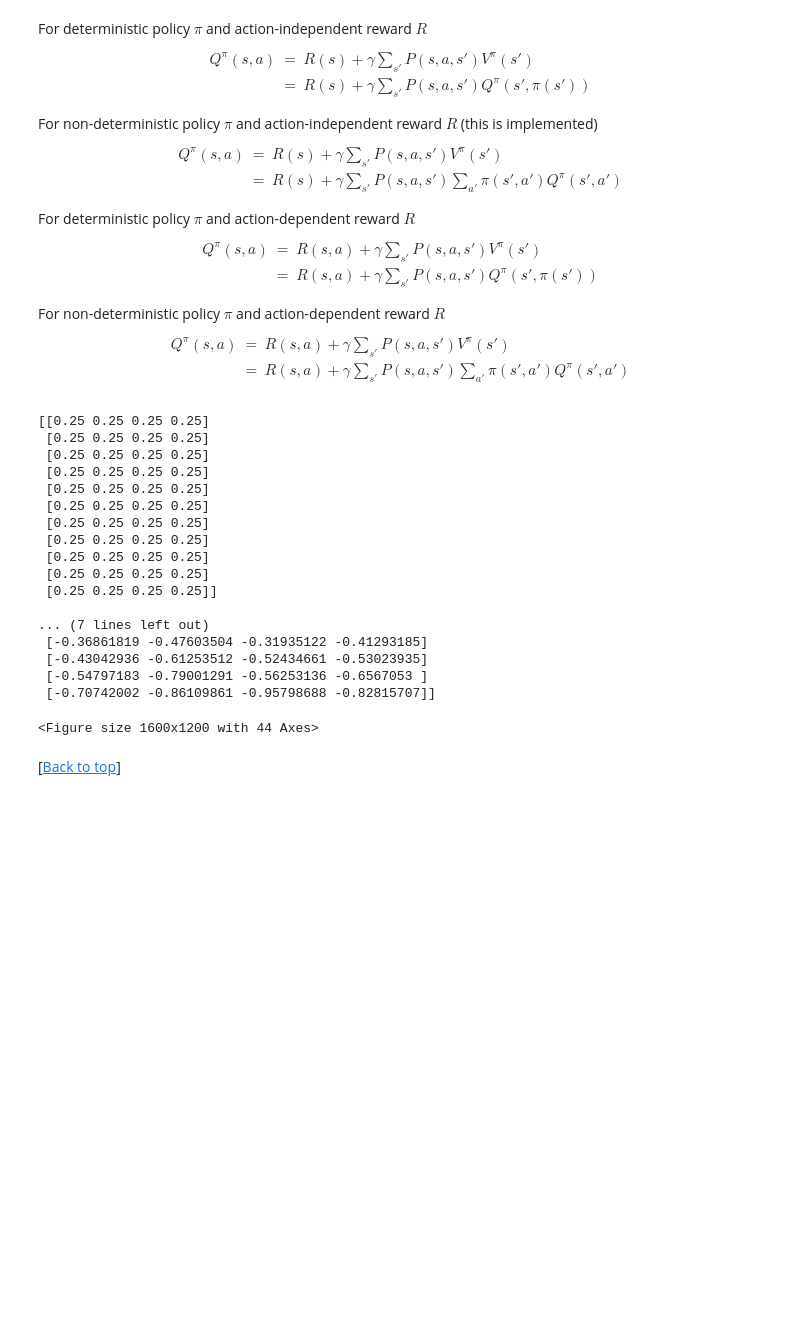
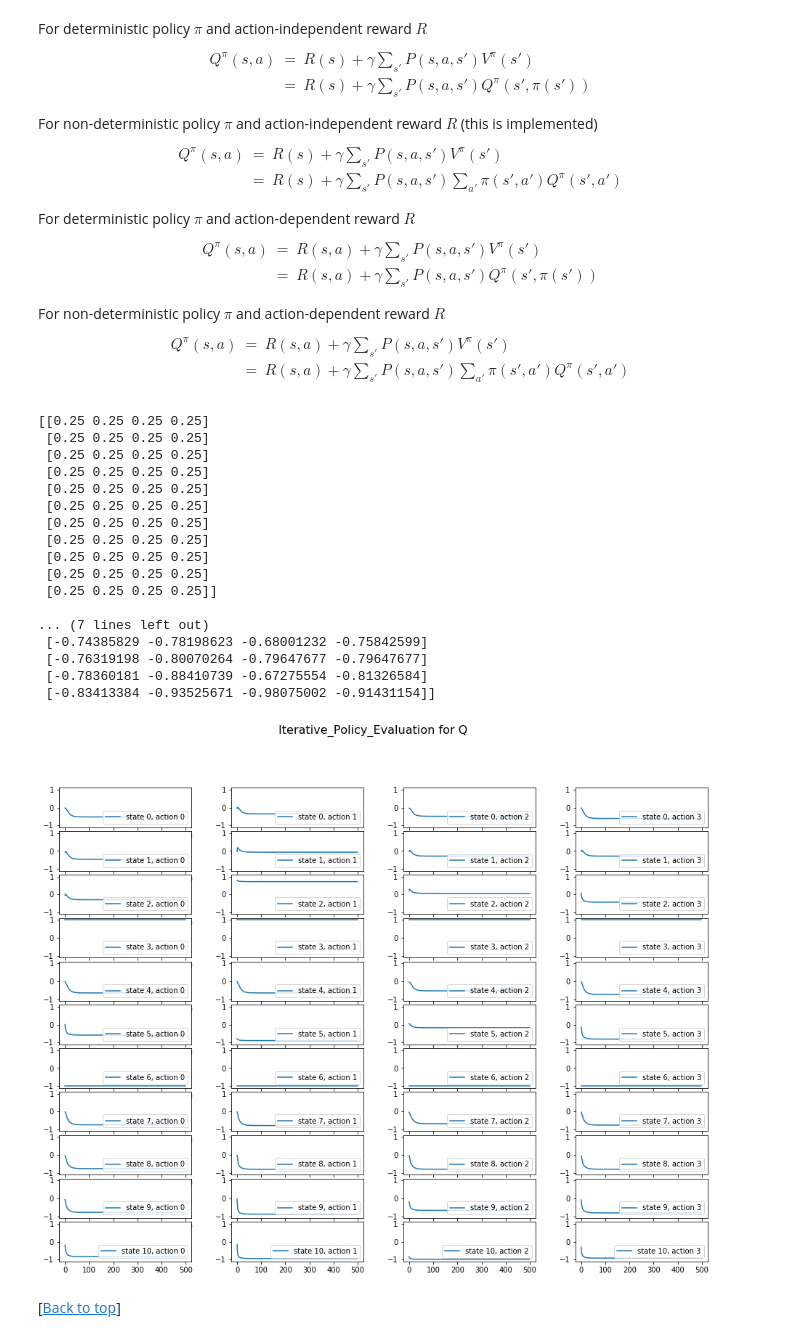
Before and after one commit to SungchulLee/reinforcement_learning, a Jupyter notebook: Iterative_Policy_Evaluation_code.ipynb, the cells around one changed output. Drawn from its saved outputs; the diff is of its cells as text; code cells hidden in the pictures; blank space fills up the shorter version.

```diff
--- a/Iterative_Policy_Evaluation_code.ipynb
+++ b/Iterative_Policy_Evaluation_code.ipynb
@@ -99,38 +99,38 @@ from model_MDP import IPE_Q
 
 
 " Policy "
 policy = POLICY(policy_choice='random')
 print(policy.policy)
 print()
 
 
 " Iterative_Policy_Evaluation for Q "
-ipe = IPE_Q(policy.policy)
+ipe = IPE_Q(policy.policy, num_iteration=500)
 ipe.run_ipe()
 print(ipe.Q)
 print()
 
 
 " Plot of Q_history "
 ipe.plot()
 # %% [output]
 [[0.25 0.25 0.25 0.25]
  [0.25 0.25 0.25 0.25]
  [0.25 0.25 0.25 0.25]
  [0.25 0.25 0.25 0.25]
  [0.25 0.25 0.25 0.25]
  [0.25 0.25 0.25 0.25]
  [0.25 0.25 0.25 0.25]
  [0.25 0.25 0.25 0.25]
  [0.25 0.25 0.25 0.25]
  [0.25 0.25 0.25 0.25]
  [0.25 0.25 0.25 0.25]]
 
 ... (7 lines left out)
- [-0.36861819 -0.47603504 -0.31935122 -0.41293185]
- [-0.43042936 -0.61253512 -0.52434661 -0.53023935]
- [-0.54797183 -0.79001291 -0.56253136 -0.6567053 ]
- [-0.70742002 -0.86109861 -0.95798688 -0.82815707]]
+ [-0.74385829 -0.78198623 -0.68001232 -0.75842599]
+ [-0.76319198 -0.80070264 -0.79647677 -0.79647677]
+ [-0.78360181 -0.88410739 -0.67275554 -0.81326584]
+ [-0.83413384 -0.93525671 -0.98075002 -0.91431154]]
-<Figure size 1600x1200 with 44 Axes>
+[figure, added]
 # %% [markdown]
 [<a href="#Iterative-Policy-Evaluation">Back to top</a>]
```
Also changed, not shown: parts of 1 cell of this notebook.
